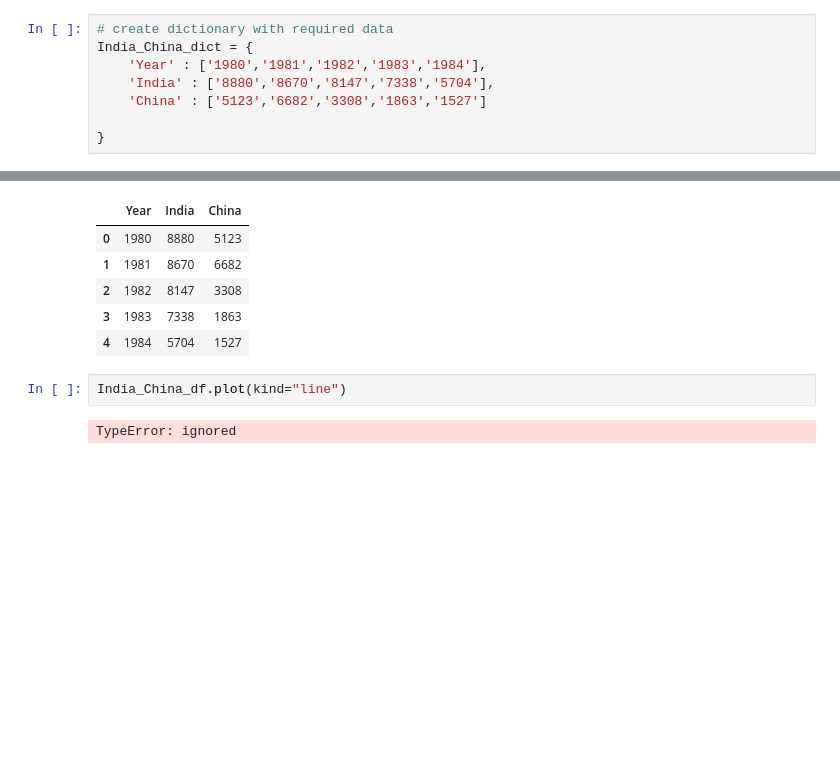
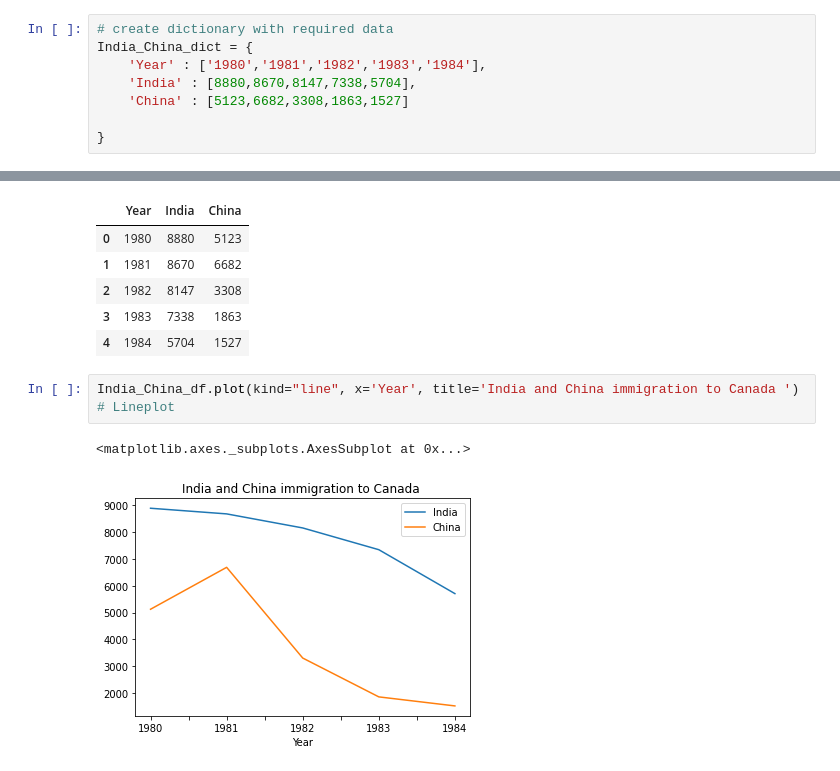
Before and after one commit to Santocodes/VIZ-Shizz, a Jupyter notebook: Intro to matplotlib/Intro_to_matplotlib.ipynb, the cells around one changed output, grey strips where cells are left out. Saved outputs shown, nothing was run; the diff lists cells and outputs as text; blank space fills up the shorter version.

Commit message:
basic plotting in matplotlib

```diff
--- a/Intro to matplotlib/Intro_to_matplotlib.ipynb
+++ b/Intro to matplotlib/Intro_to_matplotlib.ipynb
@@ -52,8 +52,8 @@ plt.show()
 # create dictionary with required data
 India_China_dict = {
     'Year' : ['1980','1981','1982','1983','1984'],
-    'India' : ['8880','8670','8147','7338','5704'],
-    'China' : ['5123','6682','3308','1863','1527']
+    'India' : [8880,8670,8147,7338,5704],
+    'China' : [5123,6682,3308,1863,1527]
 
 }
 # %%
@@ -68,7 +68,8 @@ India_China_df
 | 2 | 1982 | 8147 | 3308 |
 | 3 | 1983 | 7338 | 1863 |
 | 4 | 1984 | 5704 | 1527 |
-# %%
-India_China_df.plot(kind="line")
-# %% [output]
-TypeError: ignored
+# %%
+India_China_df.plot(kind="line", x='Year', title='India and China immigration to Canada ') # Lineplot
+# %% [output]
+<matplotlib.axes._subplots.AxesSubplot at 0x...>
+[figure, added]
```
Also changed, not shown: parts of 1 cell of this notebook.
